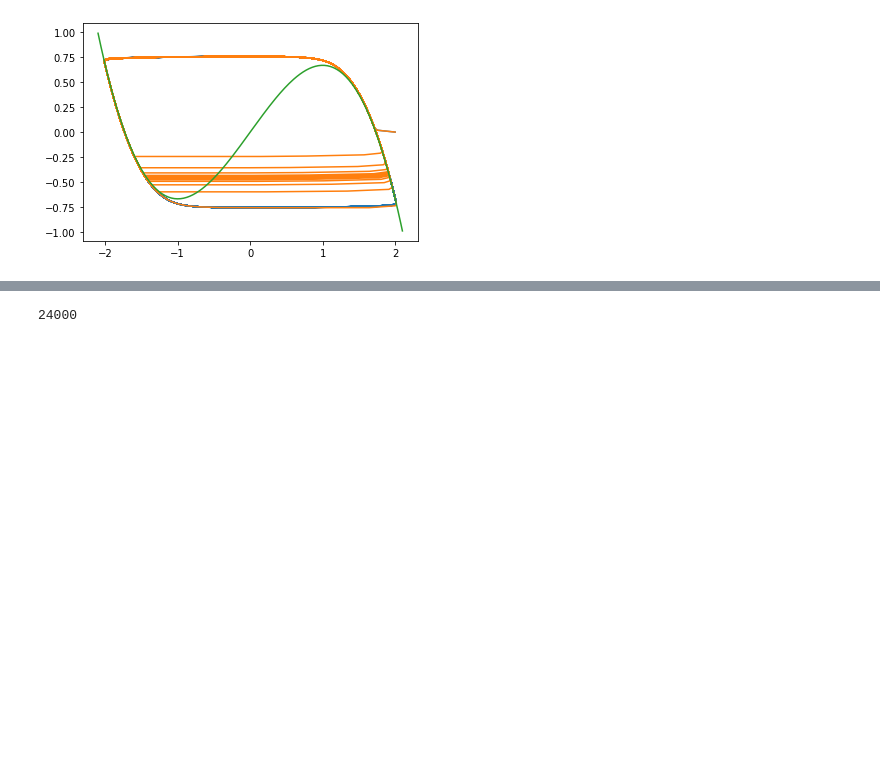
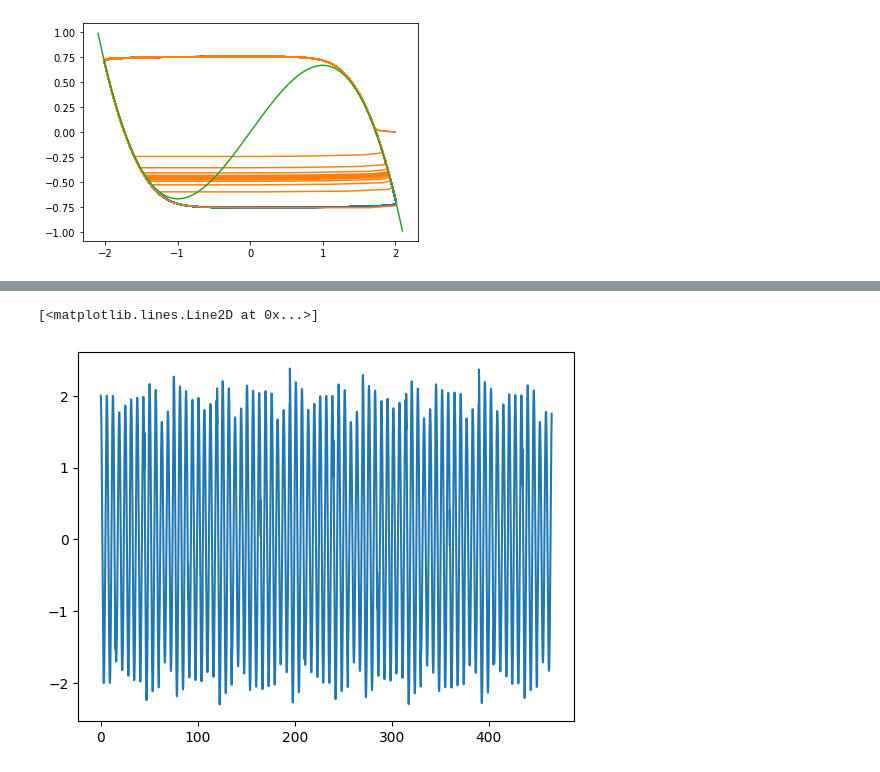
Before and after one commit to moises-santillan/MathematicalBiology, a Jupyter notebook: code/Python/vanDerPol.ipynb, the cells around one changed output, grey strips where cells are left out. Cells and saved outputs as stored; diff of their text form; code cells hidden in the pictures; blank space fills up the shorter version.

```diff
--- a/code/Python/vanDerPol.ipynb
+++ b/code/Python/vanDerPol.ipynb
@@ -98,4 +119,5 @@ plt.plot(r[:, 0], r[:, 1])
-# %%
-len(t)
-# %% [output]
-24000
+# %%
+plt.plot(t, r[:,0])
+# %% [output]
+[<matplotlib.lines.Line2D at 0x...>]
+[figure, added]
```
Also changed, not shown: parts of 5 cells of this notebook.
